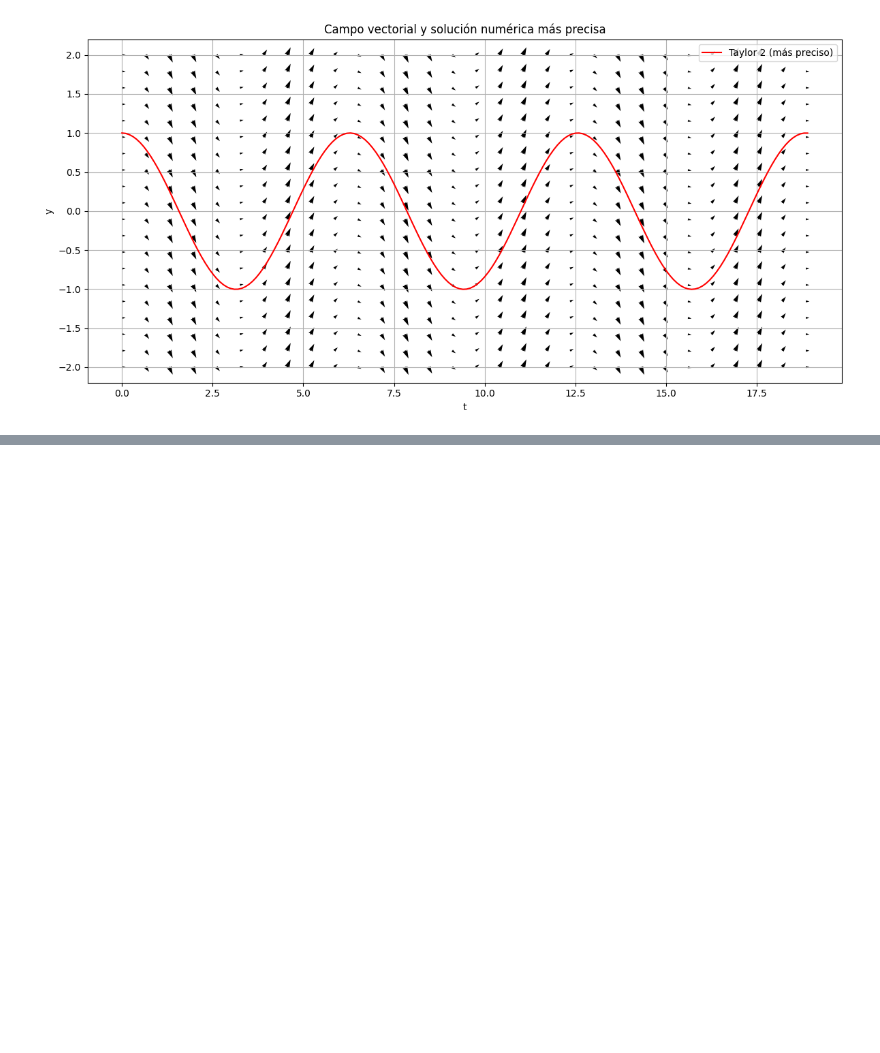
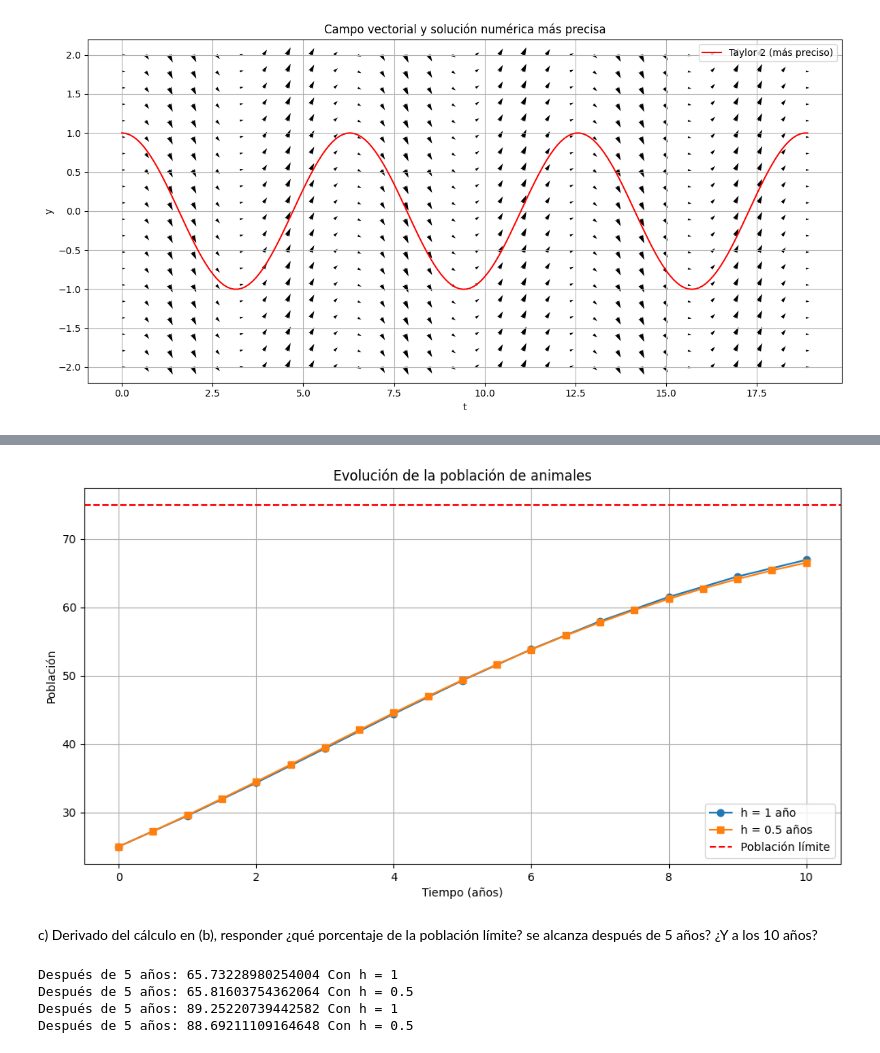
Before and after one commit to XaviAlvarado18/ModSim-Lab02, a Jupyter notebook: main.ipynb, the cells around one changed output, grey strips where cells are left out. Saved outputs shown, nothing was run; the diff lists cells and outputs as text; code cells hidden in the pictures; blank space fills up the shorter version.

```diff
--- a/main.ipynb
+++ b/main.ipynb
@@ -347,0 +371,75 @@ plt.show()
+# %%
+import numpy as np
+import matplotlib.pyplot as plt
+
+# Parámetros del problema
+def dP_dt(P):
+    return 0.0225 * P - 0.0003 * P**2
+
+# Método de Euler
+def euler_method(P0, h, t_max):
+    t_values = np.arange(0, t_max + h, h)
+    P_values = np.zeros(len(t_values))
+    P_values[0] = P0
+
+    for i in range(1, len(t_values)):
+        P_values[i] = P_values[i-1] + h * dP_dt(P_values[i-1])
+
+    return t_values, P_values
+
+# Condiciones iniciales
+P0 = 25
+t_max = 10 * 12  # 10 años en meses
+
+# Solución con h = 1 año (12 meses)
+h1 = 12
+t_values_1, P_values_1 = euler_method(P0, h1, t_max)
+
+# Solución con h = 0.5 años (6 meses)
+h2 = 6
+t_values_2, P_values_2 = euler_method(P0, h2, t_max)
+
+# Graficar los resultados
+plt.figure(figsize=(12, 6))
+plt.plot(t_values_1 / 12, P_values_1, 'o-', label='h = 1 año')
+plt.plot(t_values_2 / 12, P_values_2, 's-', label='h = 0.5 años')
+plt.axhline(y=75, color='r', linestyle='--', label='Población límite')
+plt.xlabel('Tiempo (años)')
+plt.ylabel('Población')
+plt.title('Evolución de la población de animales')
+plt.legend()
+plt.grid(True)
+plt.show()
+# %% [output]
+[figure, added]
+# %% [markdown]
+c) Derivado del cálculo en (b), responder ¿qué porcentaje de la población límite? se alcanza después de 5 años? ¿Y a los
+10 años?
+# %%
+# Porcentaje de la población límite alcanzado
+P_limit = 75
+
+# Población después de 5 años (60 meses)
+P_5_years_h1 = P_values_1[5]
+P_5_years_h2 = P_values_2[10]
+
+# Población después de 10 años (120 meses)
+P_10_years_h1 = P_values_1[-1]
+P_10_years_h2 = P_values_2[-1]
+
+# Porcentajes
+percentage_5_years_h1 = (P_5_years_h1 / P_limit) * 100
+percentage_5_years_h2 = (P_5_years_h2 / P_limit) * 100
+percentage_10_years_h1 = (P_10_years_h1 / P_limit) * 100
+percentage_10_years_h2 = (P_10_years_h2 / P_limit) * 100
+
+
+print("Después de 5 años: " + str(percentage_5_years_h1) + " Con h = 1")
+print("Después de 5 años: " + str(percentage_5_years_h2) + " Con h = 0.5")
+print("Después de 5 años: " + str(percentage_10_years_h1) + " Con h = 1")
+print("Después de 5 años: " + str(percentage_10_years_h2) + " Con h = 0.5")
+# %% [output]
+Después de 5 años: 65.73228980254004 Con h = 1
+Después de 5 años: 65.81603754362064 Con h = 0.5
+Después de 5 años: 89.25220739442582 Con h = 1
+Después de 5 años: 88.69211109164648 Con h = 0.5
```
Also changed, not shown: parts of 6 cells of this notebook.
